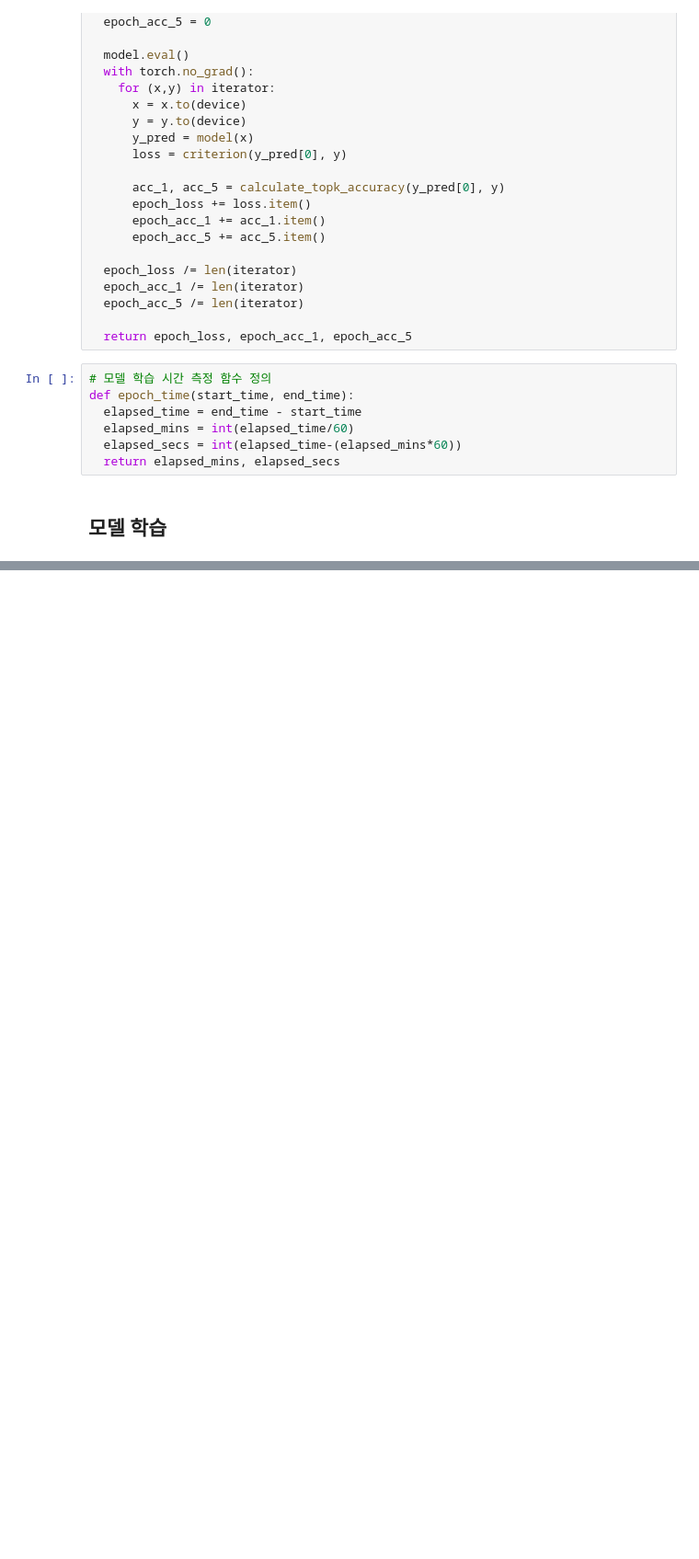
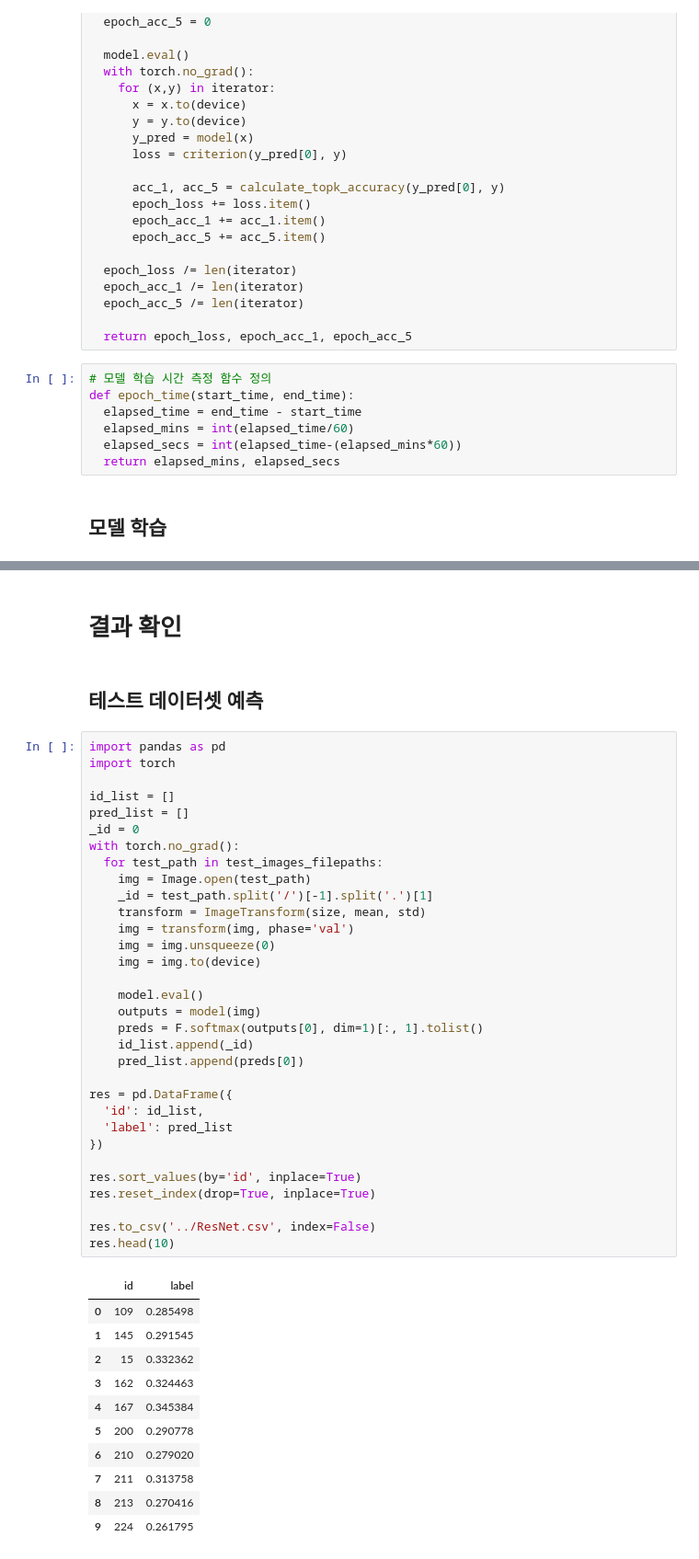
Before and after one commit to hyewwn/Torch_study, a Jupyter notebook: 3_cnn_2.ipynb, the cells around one changed output, grey strips where cells are left out. Shown at 92% size. Saved outputs shown, nothing was run; the diff lists cells and outputs as text; blank space fills up the shorter version.

```diff
--- a/3_cnn_2.ipynb
+++ b/3_cnn_2.ipynb
@@ -393,0 +438,48 @@ def epoch_time(start_time, end_time):
+# %% [markdown]
+# 결과 확인
+# %% [markdown]
+## 테스트 데이터셋 예측
+# %%
+import pandas as pd
+import torch
+
+id_list = []
+pred_list = []
+_id = 0
+with torch.no_grad():
+  for test_path in test_images_filepaths:
+    img = Image.open(test_path)
+    _id = test_path.split('/')[-1].split('.')[1]
+    transform = ImageTransform(size, mean, std)
+    img = transform(img, phase='val')
+    img = img.unsqueeze(0)
+    img = img.to(device)
+
+    model.eval()
+    outputs = model(img)
+    preds = F.softmax(outputs[0], dim=1)[:, 1].tolist()
+    id_list.append(_id)
+    pred_list.append(preds[0])
+
+res = pd.DataFrame({
+  'id': id_list,
+  'label': pred_list
+})
+
+res.sort_values(by='id', inplace=True)
+res.reset_index(drop=True, inplace=True)
+
+res.to_csv('../ResNet.csv', index=False)
+res.head(10)
+# %% [output]
+|  | id | label |
+| 0 | 109 | 0.285498 |
+| 1 | 145 | 0.291545 |
+| 2 | 15 | 0.332362 |
+| 3 | 162 | 0.324463 |
+| 4 | 167 | 0.345384 |
+| 5 | 200 | 0.290778 |
+| 6 | 210 | 0.279020 |
+| 7 | 211 | 0.313758 |
+| 8 | 213 | 0.270416 |
+| 9 | 224 | 0.261795 |
```
Also changed, not shown: parts of 6 cells of this notebook.
